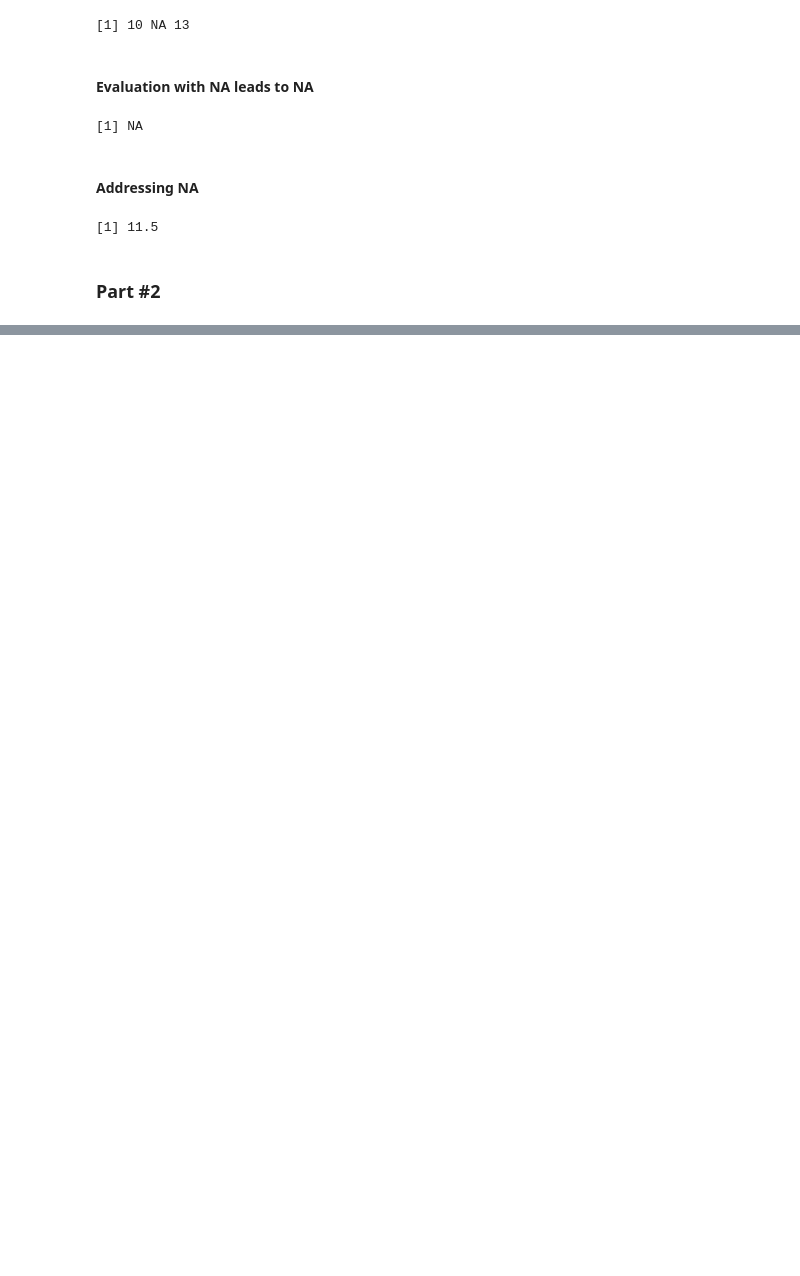
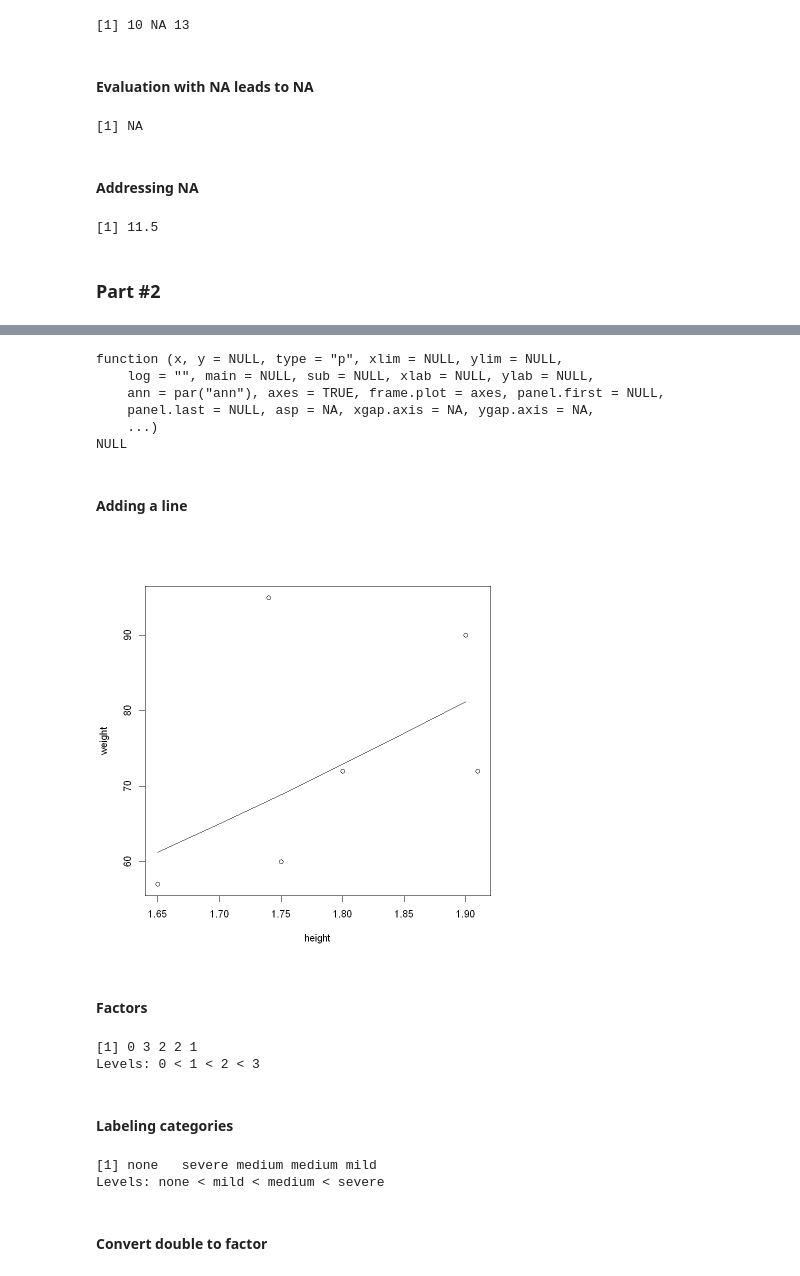
Before and after one commit to eogasawara/mylibrary, a Jupyter notebook: R-Basics.ipynb, the cells around one changed output, grey strips where cells are left out. Saved outputs shown, nothing was run; the diff lists cells and outputs as text; code cells hidden in the pictures; blank space fills up the shorter version.

```diff
--- a/R-Basics.ipynb
+++ b/R-Basics.ipynb
@@ -219,0 +243,9 @@ average(x)
+# %%
+args(plot.default)
+# %% [output]
+function (x, y = NULL, type = "p", xlim = NULL, ylim = NULL,
+    log = "", main = NULL, sub = NULL, xlab = NULL, ylab = NULL,
+    ann = par("ann"), axes = TRUE, frame.plot = axes, panel.first = NULL,
+    panel.last = NULL, asp = NA, xgap.axis = NA, ygap.axis = NA,
+    ...)
+NULL
@@ -219,0 +254,27 @@ average(x)
+# %% [markdown]
+#### Adding a line
+# %%
+plot(height, weight)
+hh = c(1.65, 1.70, 1.75, 1.80, 1.85, 1.90)
+lines(hh, 22.5 * hh^2)
+# %% [output]
+[figure, added]
+# %% [markdown]
+#### Factors
+# %%
+pain <- c(0,3,2,2,1)
+fpain <- factor(pain,levels=0:3, ordered=TRUE)
+fpain
+# %% [output]
+[1] 0 3 2 2 1
+Levels: 0 < 1 < 2 < 3
+# %% [markdown]
+#### Labeling categories
+# %%
+levels(fpain) <- c("none","mild","medium","severe")
+fpain
+# %% [output]
+[1] none   severe medium medium mild
+Levels: none < mild < medium < severe
+# %% [markdown]
+#### Convert double to factor
```
Also changed, not shown: parts of 97 cells of this notebook, 2 other files.
